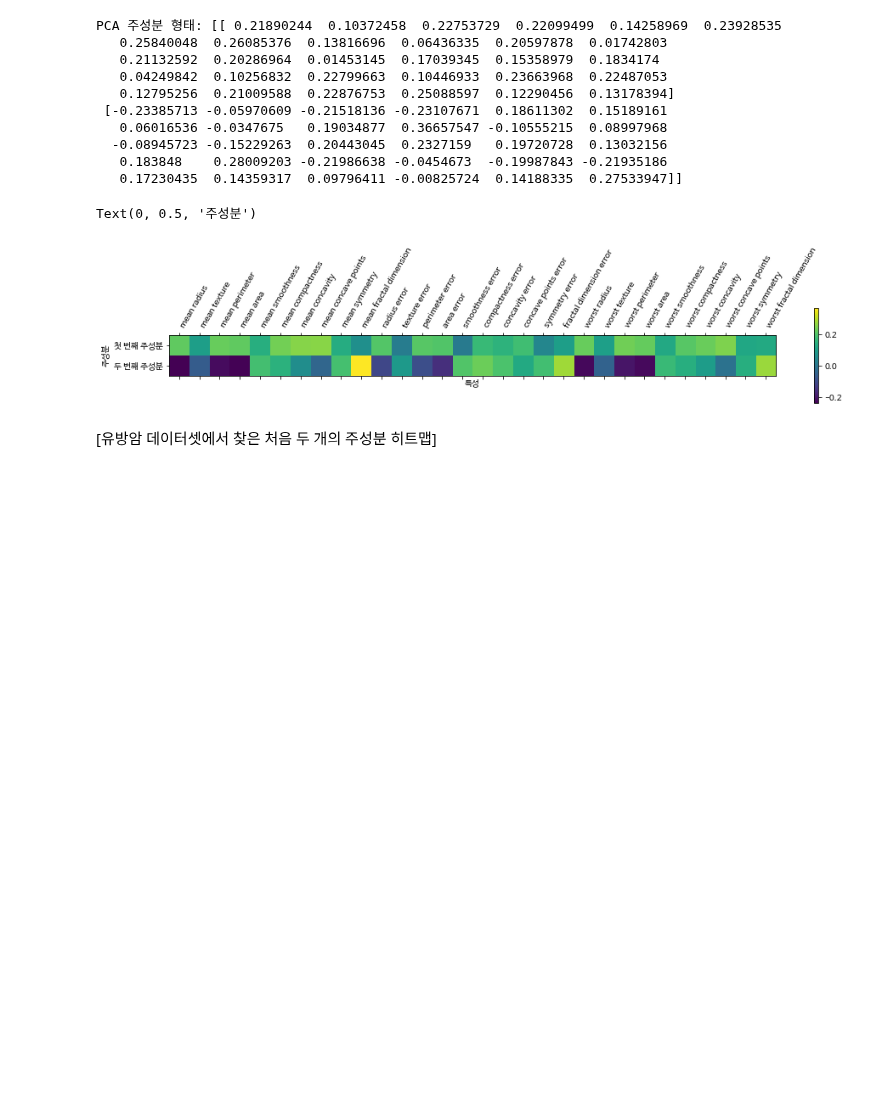
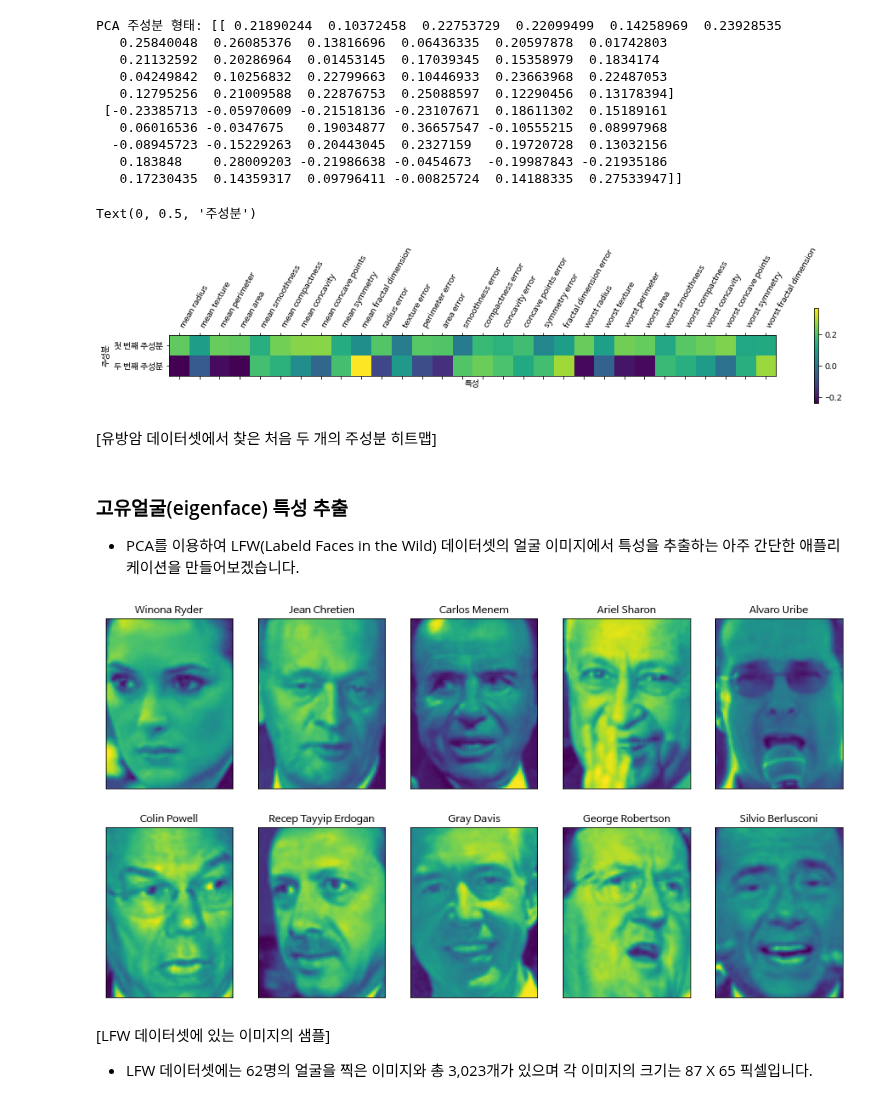
Before and after one commit to junes7/python_machine_learning, a Jupyter notebook: Dimensionality Reduction, Characterization Extraction, Manifold Learning.ipynb, the cells around one changed output. Saved outputs shown, nothing was run; the diff lists cells and outputs as text; code cells hidden in the pictures; blank space fills up the shorter version.

Commit message:
load LFW(Labeled Faces in the Wild) datasets and print sample of those images

```diff
--- a/Dimensionality Reduction, Characterization Extraction, Manifold Learning.ipynb
+++ b/Dimensionality Reduction, Characterization Extraction, Manifold Learning.ipynb
@@ -97,3 +97,22 @@ Text(0, 0.5, '주성분')
 [figure]
 # %% [markdown]
 [유방암 데이터셋에서 찾은 처음 두 개의 주성분 히트맵]
+# %% [markdown]
+### 고유얼굴(eigenface) 특성 추출
+* PCA를 이용하여 LFW(Labeld Faces in the Wild) 데이터셋의 얼굴 이미지에서 특성을 추출하는 아주 간단한 애플리케이션을 만들어보겠습니다.
+# %%
+from sklearn.datasets import fetch_lfw_people
+import matplotlib.pyplot as plt
+people = fetch_lfw_people(min_faces_per_person=20, resize=0.7)
+image_shape = people.images[0].shape
+
+fig, axes = plt.subplots(2, 5, figsize=(15, 8),
+                         subplot_kw={'xticks': (), 'yticks': ()})
+for target, image, ax in zip(people.target, people.images, axes.ravel()):
+    ax.imshow(image)
+    ax.set_title(people.target_names[target])
+# %% [output]
+[figure, added]
+# %% [markdown]
+[LFW 데이터셋에 있는 이미지의 샘플]
+* LFW 데이터셋에는 62명의 얼굴을 찍은 이미지와 총 3,023개가 있으며 각 이미지의 크기는 87 X 65 픽셀입니다.
```
